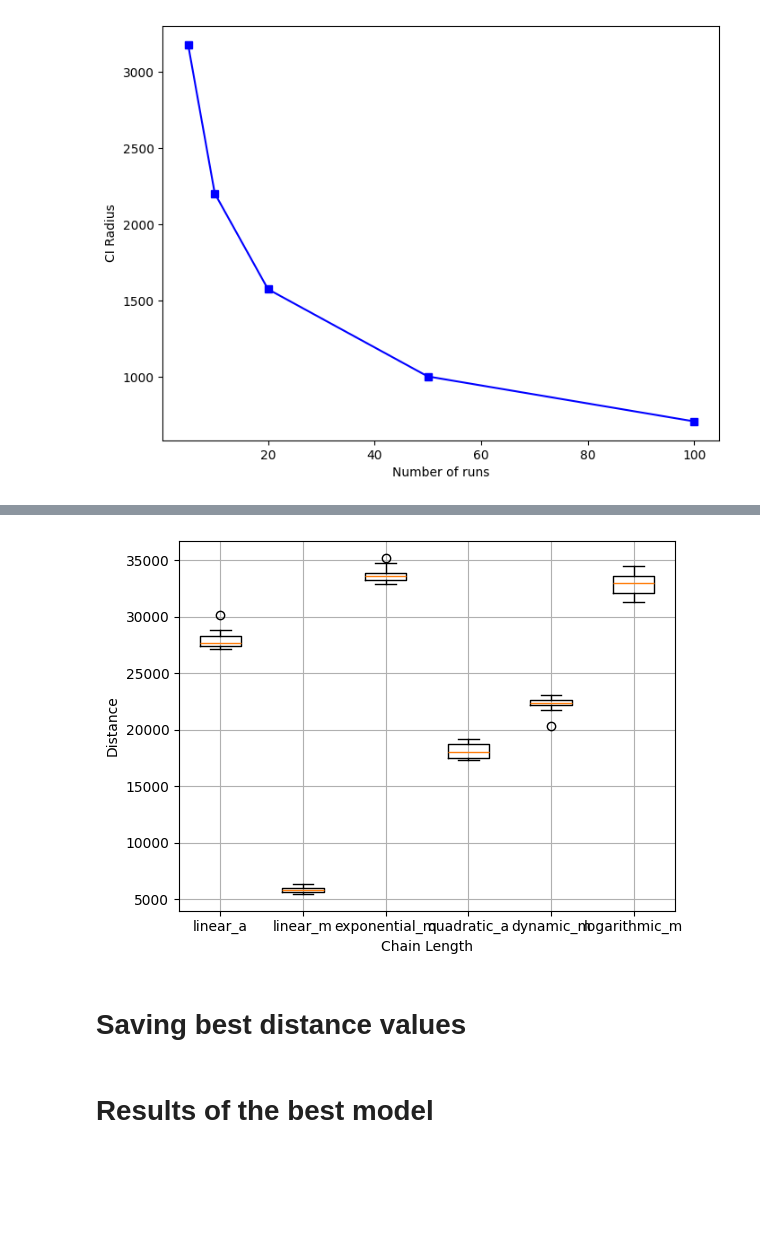
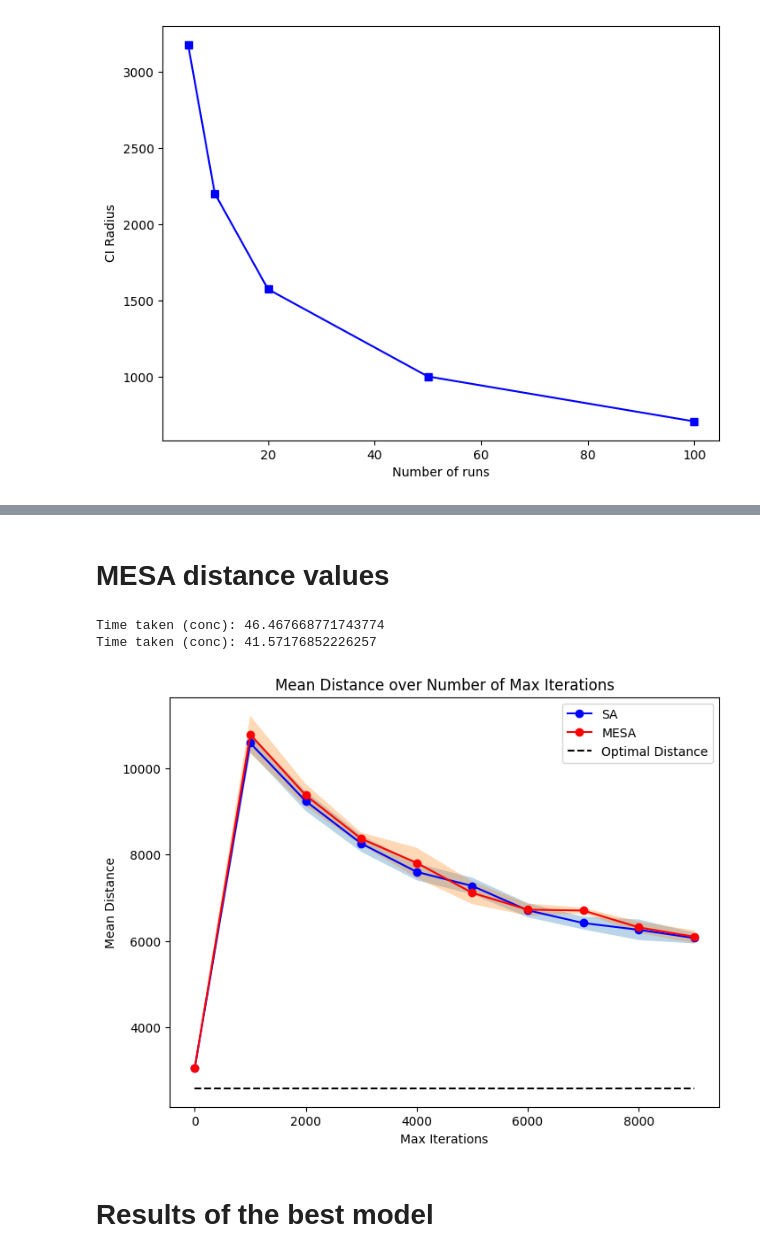
Before and after one commit to Foundnation/Stochastic-Simulation, a Jupyter notebook: TSM/tsp_notebook.ipynb, the cells around one changed output, grey strips where cells are left out. Cells and saved outputs as stored; diff of their text form; code cells hidden in the pictures; blank space fills up the shorter version.

```diff
--- a/TSM/tsp_notebook.ipynb
+++ b/TSM/tsp_notebook.ipynb
@@ -524,15 +517,30 @@ for schedule in schedules:
             column_names=max_iterations_list, header='Distances (columns correspond to number of iterations)')
-# %%
-final_values = [results_vary_schedules[schedule][-1] for schedule in schedules]
-
-plt.boxplot(final_values, labels=schedules)
-plt.xlabel('Chain Length')
-plt.ylabel('Distance')
-plt.grid(True)
-plt.show()
-# %% [output]
-[figure, removed]
 # %% [markdown]
-# Saving best distance values
+# MESA distance values
+# %%
+distances = distances_280
+max_iterations_list = range(1, 10000, 1000)
+num_runs = 10
+final_temp = 1E-4
+cooling_schedule = 'linear_m'
+alpha = 1 - 1E-5
+
+results_mesa = {}
+
+sa_output = run_vary_maxiter_concurrent_sims(num_runs=num_runs, distances=distances_280, max_iterations_list=max_iterations_list, output='final_fitnesses',
+                                                                            final_temp=final_temp, cooling_schedule='linear_m', alpha=alpha)
+
+mesa_output = run_vary_maxiter_concurrent_sims(num_runs=num_runs, distances=distances_280, max_iterations_list=max_iterations_list, output='final_fitnesses',
+                                                                            final_temp=final_temp, cooling_schedule='linear_m', alpha=alpha, mesa=True)
+
+results_mesa['SA'] = sa_output
+results_mesa['MESA'] = mesa_output
+# %% [output]
+Time taken (conc): 46.467668771743774
+Time taken (conc): 41.57176852226257
+# %%
+plot_comparison(results_mesa, max_iterations_list, ['SA', 'MESA'], opt_distance_280)
+# %% [output]
+[figure, added]
 # %% [markdown]
 # Results of the best model
```
Also changed, not shown: parts of 7 cells of this notebook, 26 other files.
